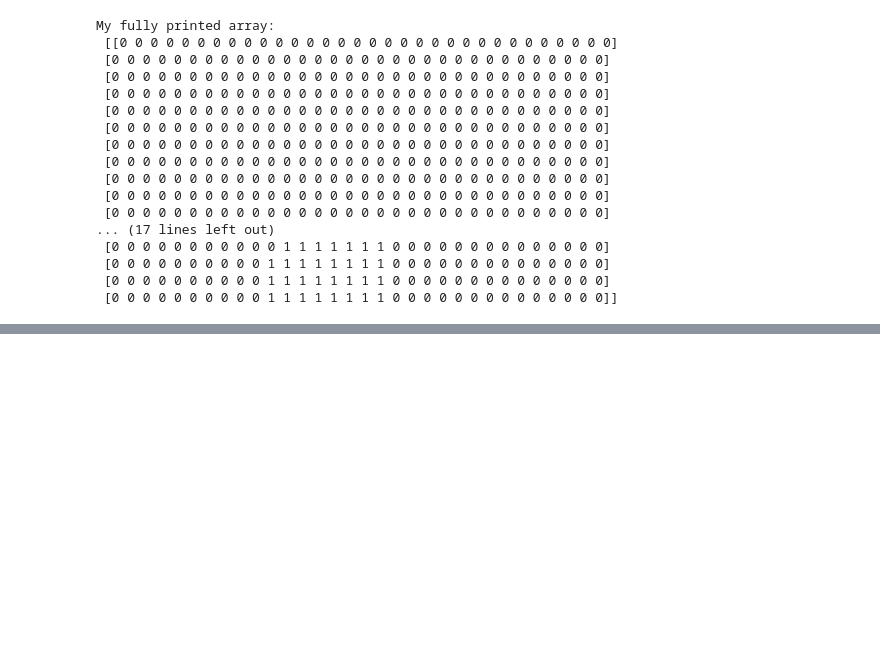
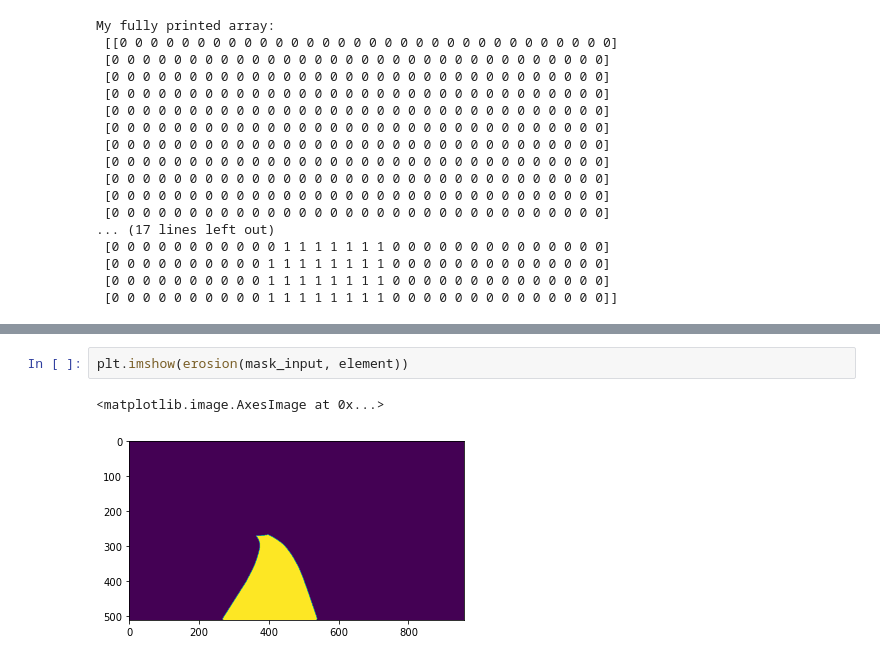
Before and after one commit to khoadaniel/vegetation-detection-railways, a Jupyter notebook: Hina/morphology_test.ipynb, the cells around one changed output, grey strips where cells are left out. Saved outputs shown, nothing was run; the diff lists cells and outputs as text; blank space fills up the shorter version.

```diff
--- a/Hina/morphology_test.ipynb
+++ b/Hina/morphology_test.ipynb
@@ -154,0 +163,5 @@ cv2.waitKey(0)
+# %%
+plt.imshow(erosion(mask_input, element))
+# %% [output]
+<matplotlib.image.AxesImage at 0x...>
+[figure, added]
```
Also changed, not shown: parts of 14 cells of this notebook, 1 other file.
